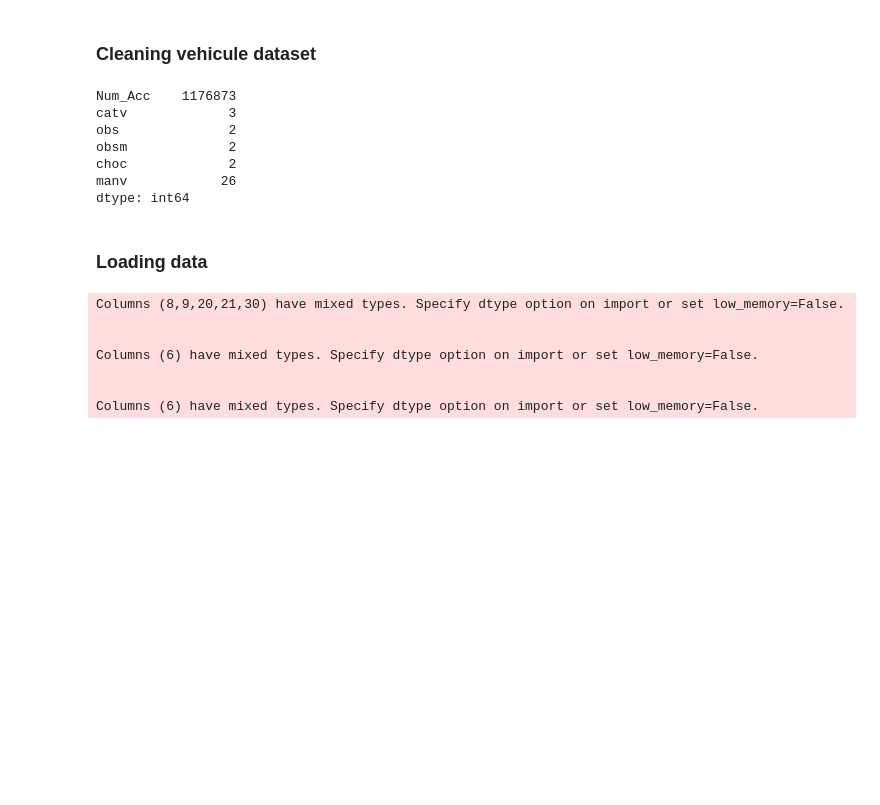
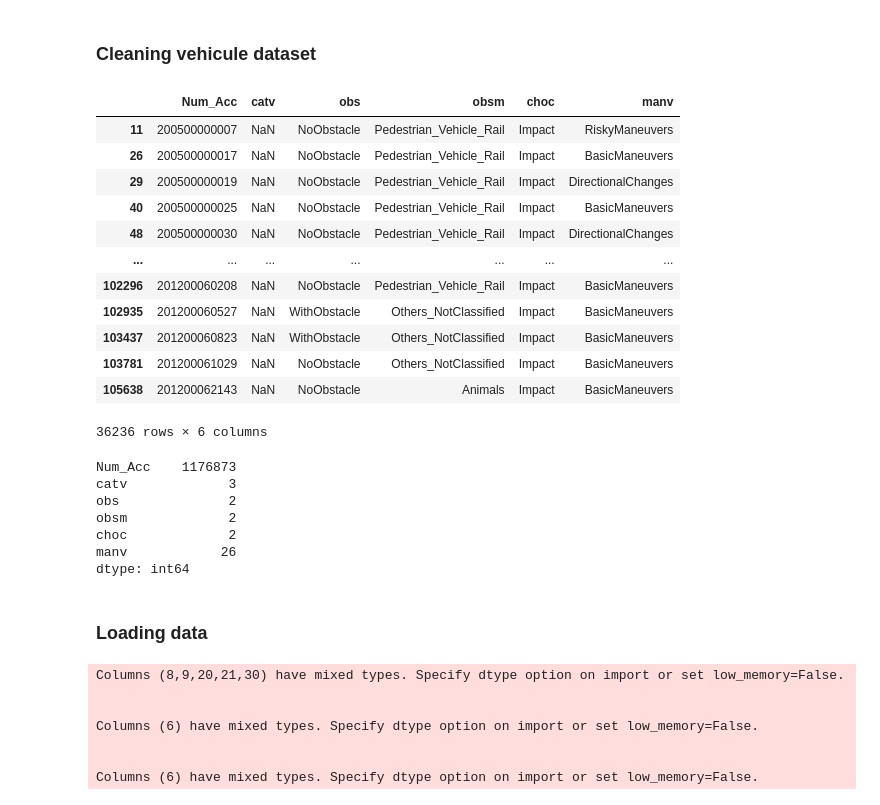
Before and after one commit to AurelienBr22/CyclingFacilities, a Jupyter notebook: notebooks/notebook_axel.ipynb, the cells around one changed output. Cells and saved outputs as stored; diff of their text form; code cells hidden in the pictures; blank space fills up the shorter version.

```diff
--- a/notebooks/notebook_axel.ipynb
+++ b/notebooks/notebook_axel.ipynb
@@ -148,7 +171,7 @@ vehi_df = concat_files("vehicules")
 ### Cleaning vehicule dataset
 # %%
 # drop useless columns
-vehi_df_modif = vehi_df.drop(["id_vehicule", "motor", "num_veh", "occutc", "senc", "manv"], axis=1)
+vehi_df_modif = vehi_df.drop(["motor", "num_veh", "occutc", "senc"], axis=1)
 
 ### REMOVING ACCIDENTS DUPLICATES ###
 # get bike id's
@@ -201,7 +233,6 @@ choc_group_inverted = {v: k for k, values in choc_group.items() for v in values}
 # %%
 ### CATV ###
 # mapping to group catv values
-vehi_df_modif['catv'] = vehi_df_modif['catv'].map(catv_inverted)
 
 
 ### CLEANING OBS ###
@@ -217,7 +248,6 @@ new_values_obs2 = np.random.choice(values_distribution_obs.index, size=(vehi_df_
 vehi_df_modif.loc[vehi_df_modif['obs'] == -1, 'obs'] = new_values_obs2
 
 # mapping to group 'obs' values
-vehi_df_modif['obs'] = vehi_df_modif['obs'].map(obs_group_inverted)
 
 
 ### CLEANING OBSM ###
@@ -233,7 +263,6 @@ new_values_obsm2 = np.random.choice(values_distribution_obsm.index, size=(vehi_d
 vehi_df_modif.loc[vehi_df_modif['obsm'] == -1, 'obsm'] = new_values_obsm2
 
 # mapping to group 'obsm' values
-vehi_df_modif['obsm'] = vehi_df_modif['obsm'].map(obsm_group_inverted)
 
 ### CLEANING CHOC ###
 # Calculate 'choc' values (>0) distribution
@@ -252,7 +281,6 @@ vehi_df_modif.loc[vehi_df_modif['choc'] == -1, 'choc'] = new_values_choc2
 # vehi_df_modif.loc[vehi_df_modif['choc'] == 0, 'choc'] = new_values_choc3
 
 # mapping to group 'choc' values
-vehi_df_modif['choc'] = vehi_df_modif['choc'].map(choc_group_inverted)
 
 
 ### CLEANING MANV ###
@@ -270,3 +298,26 @@ vehi_df_modif.loc[vehi_df_modif['manv'] == -1, 'manv'] = new_values_manv2
 # Repeat for 0 values (no maneuver)
 new_values_manv3 = np.random.choice(values_distribution_manv.index, size=(vehi_df_modif['manv'] == 0).sum(), p=values_distribution_manv.values)
 vehi_df_modif.loc[vehi_df_modif['manv'] == 0, 'manv'] = new_values_manv3
+
+# mapping to group 'choc' values
+vehi_df_modif['catv'] = vehi_df_modif['catv'].map(catv_group_inverted)
+vehi_df_modif['choc'] = vehi_df_modif['choc'].map(choc_group_inverted)
+vehi_df_modif['obs'] = vehi_df_modif['obs'].map(obs_group_inverted)
+vehi_df_modif['obsm'] = vehi_df_modif['obsm'].map(obsm_group_inverted)
+vehi_df_modif['manv'] = vehi_df_modif['manv'].map(manv_group_inverted)
+# %%
+vehi_df_modif[vehi_df_modif.catv.isna()]
+# %% [output]
+|  | Num_Acc | catv | obs | obsm | choc | manv |
+| 11 | 200500000007 | NaN | NoObstacle | Pedestrian_Vehicle_Rail | Impact | RiskyManeuvers |
+| 26 | 200500000017 | NaN | NoObstacle | Pedestrian_Vehicle_Rail | Impact | BasicManeuvers |
+| 29 | 200500000019 | NaN | NoObstacle | Pedestrian_Vehicle_Rail | Impact | DirectionalChanges |
+| 40 | 200500000025 | NaN | NoObstacle | Pedestrian_Vehicle_Rail | Impact | BasicManeuvers |
+| 48 | 200500000030 | NaN | NoObstacle | Pedestrian_Vehicle_Rail | Impact | DirectionalChanges |
+| ... | ... | ... | ... | ... | ... | ... |
+| 102296 | 201200060208 | NaN | NoObstacle | Pedestrian_Vehicle_Rail | Impact | BasicManeuvers |
+| 102935 | 201200060527 | NaN | WithObstacle | Others_NotClassified | Impact | BasicManeuvers |
+| 103437 | 201200060823 | NaN | WithObstacle | Others_NotClassified | Impact | BasicManeuvers |
+| 103781 | 201200061029 | NaN | NoObstacle | Others_NotClassified | Impact | BasicManeuvers |
+| 105638 | 201200062143 | NaN | NoObstacle | Animals | Impact | BasicManeuvers |
+36236 rows × 6 columns
```
Also changed, not shown: parts of 4 cells of this notebook.
